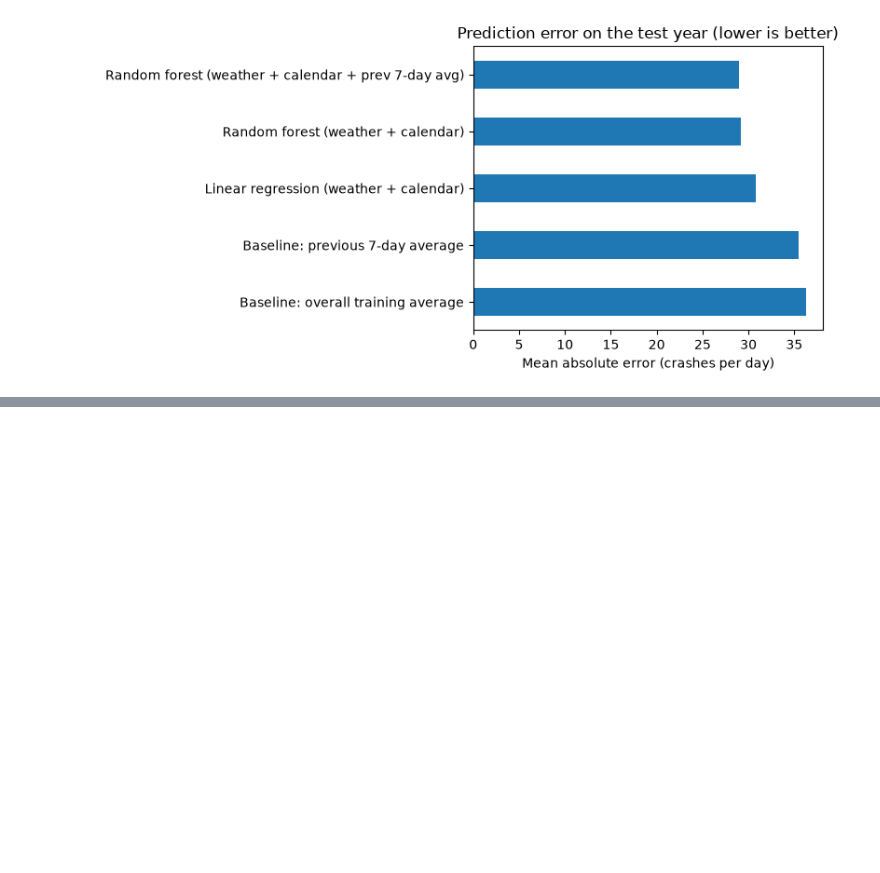
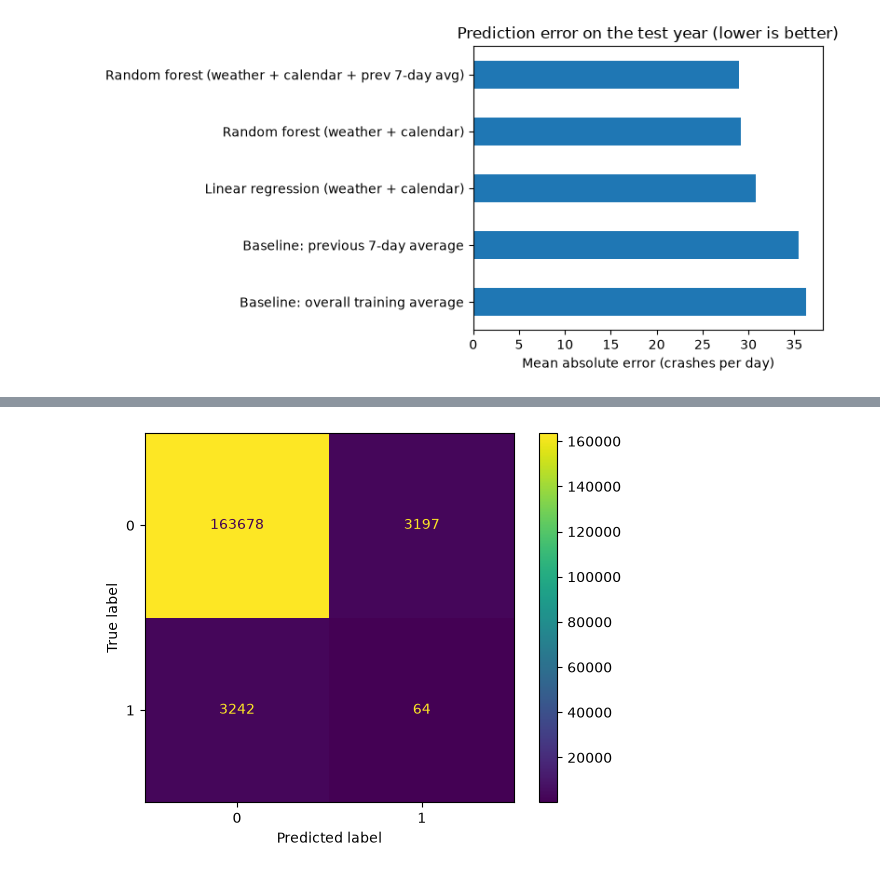
Before and after one commit to YaswinChebrolu/Chicago-Traffic-Crash-Trends, a Jupyter notebook: notebooks/progress_report.ipynb, the cells around one changed output, grey strips where cells are left out. Drawn from its saved outputs; the diff is of its cells as text; code cells hidden in the pictures; blank space fills up the shorter version.

```diff
--- a/notebooks/progress_report.ipynb
+++ b/notebooks/progress_report.ipynb
@@ -890,0 +973,84 @@ Baseline: overall training average                                     11.8
+# %%
+# ML analysis 3 (Axel Alvarez)
+import seaborn as sns
+from sklearn.dummy import DummyClassifier #baseline classifier
+from sklearn.metrics import accuracy_score, classification_report #for evaluating
+from sklearn.linear_model import LogisticRegression #package that contains the linear equation needed for logistic regression
+from sklearn.metrics import accuracy_score, confusion_matrix, ConfusionMatrixDisplay, precision_recall_fscore_support #Scoring
+from sklearn.metrics import mean_squared_error #MSE loss calculation
+from sklearn.ensemble import RandomForestClassifier #Random Forest
+
+#Load the testing and training
+X, y = LaterX, LaterY
+X_train, X_test, y_train, y_test = Ml_X_train, ML_X_test, Ml_y_train, Ml_y_test
+
+#Baseline model
+dummy = DummyClassifier(strategy='stratified', random_state=42) #baseline model
+# Fit the baseline classifier on the training data
+dummy.fit(X_train, y_train)
+# Make predictions on the test data
+y_pred = dummy.predict(X_test)
+
+#Scores for baseline
+print(f"Analyzing scores for baseline:")
+print(f"Accuracy_score: {accuracy_score(y_test, y_pred):.2f}")
+
+precision, recall, fscore, _ = precision_recall_fscore_support(y_test, y_pred, average='binary')
+print(f"Precision: {precision:.2f}")
+print(f"Recall: {recall:.2f}")
+print(f"F-score: {fscore:.2f}")
+print(f"MSE: {mean_squared_error(y_test, y_pred):.4f}")
+
+# Create the confusion matrix
+baseline_matrix = confusion_matrix(y_test, y_pred)
+disp = ConfusionMatrixDisplay(confusion_matrix=baseline_matrix, display_labels=dummy.classes_);
+disp.plot()
+
+#Logistic Regression Model
+#create the model and set the parameters
+log_model = LogisticRegression(
+    random_state=42, #make it a reproducible analysis
+    class_weight = "balanced", #To deal with the balance of the severe/not severe disproportion
+    C = 1, #the strength of regularization (for overfitting)
+    max_iter = 1000, #the amount of times the solver iterates when fitting
+    l1_ratio = 0 #determines how the errors are weighted (l1:1 l2:0) will use l2
+)
+
+#fit the logistic classifier on test data
+log_model.fit(X_train, y_train)
+
+#predict and Evaluate
+log_y_prediction = log_model.predict(X_test)
+
+#Scores and Errors
+print(f"\nAnalyzing scores for Logistic Regression Model")
+print(f"Accuracy_score: {accuracy_score(y_test, log_y_prediction):.2f}")
+precision, recall, fscore, _ = precision_recall_fscore_support(y_test, log_y_prediction, average='binary')
+
+print(f"Precision: {precision:.2f}")
+print(f"Recall: {recall:.2f}")
+print(f"F-score: {fscore:.2f}")
+print(f"MSE: {mean_squared_error(y_test, log_y_prediction):.4f}")
+
+#Confusion Matrix for logistic model
+confMatrix = confusion_matrix(y_test, log_y_prediction)
+disp2 = ConfusionMatrixDisplay(confusion_matrix=confMatrix, display_labels=log_model.classes_)
+disp2.plot()
+
+#Random Forest
+ranForest_y_pred = rf.predict(X_test)
+
+print(f"\nAnalyzing scores for Random Forest Model:")
+print(f"Accuracy_score: {accuracy_score(y_test, ranForest_y_pred):.2f}")
+precision, recall, fscore, _ = precision_recall_fscore_support(y_test, ranForest_y_pred, average='binary')
+
+print(f"Precision: {precision:.2f}")
+print(f"Recall: {recall:.2f}")
+print(f"F-score: {fscore:.2f}")
+print(f"MSE: {mean_squared_error(y_test, ranForest_y_pred):.4f}")
+
+# Create the confusion matrix
+rf_matrix = confusion_matrix(y_test, ranForest_y_pred)
+disp3 = ConfusionMatrixDisplay(confusion_matrix=rf_matrix, display_labels=rf.classes_);
+disp3.plot()
+# %% [output]
@@ -890,0 +1078 @@ Baseline: overall training average                                     11.8
+[figure, added]
```
Also changed, not shown: parts of 9 cells of this notebook.
